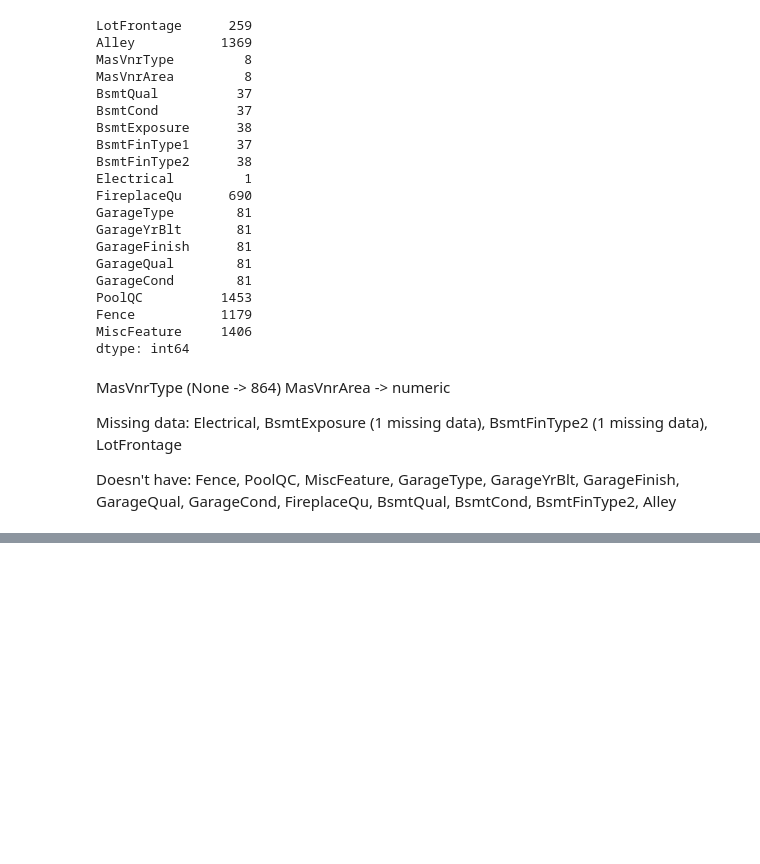
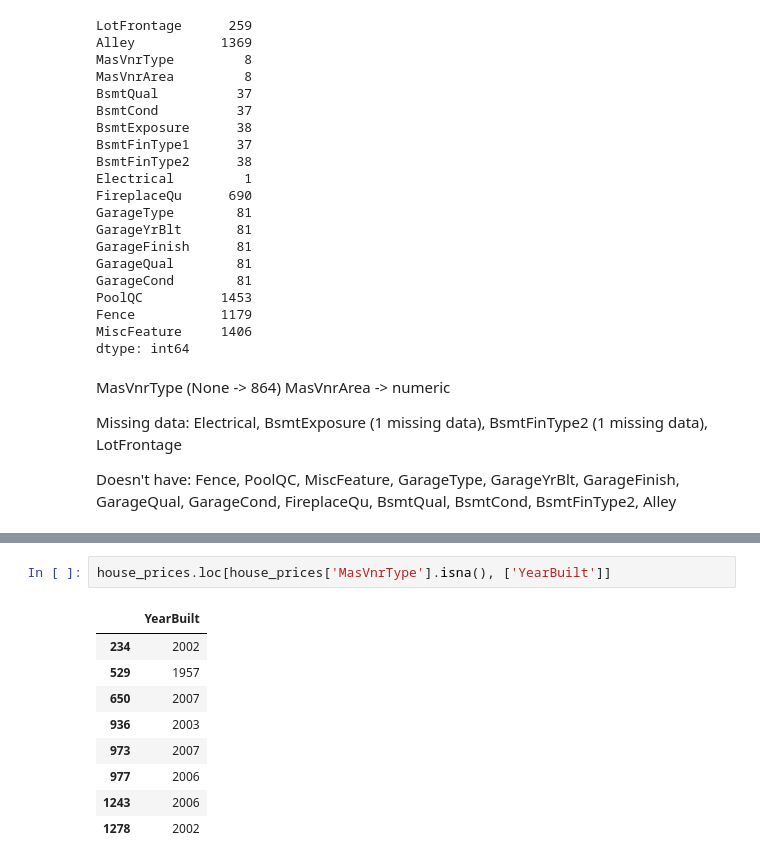
Before and after one commit to strachan/house_pricing_prediction, a Jupyter notebook: EDA_Analysis.ipynb, the cells around one changed output, grey strips where cells are left out. Saved outputs shown, nothing was run; the diff lists cells and outputs as text; blank space fills up the shorter version.

```diff
--- a/EDA_Analysis.ipynb
+++ b/EDA_Analysis.ipynb
@@ -81,0 +89,12 @@ a.dropna(axis=1, how='all').dropna(axis=0, how='all')
+# %%
+house_prices.loc[house_prices['MasVnrType'].isna(), ['YearBuilt']]
+# %% [output]
+|  | YearBuilt |
+| 234 | 2002 |
+| 529 | 1957 |
+| 650 | 2007 |
+| 936 | 2003 |
+| 973 | 2007 |
+| 977 | 2006 |
+| 1243 | 2006 |
+| 1278 | 2002 |
```
Also changed, not shown: parts of 3 cells of this notebook.
